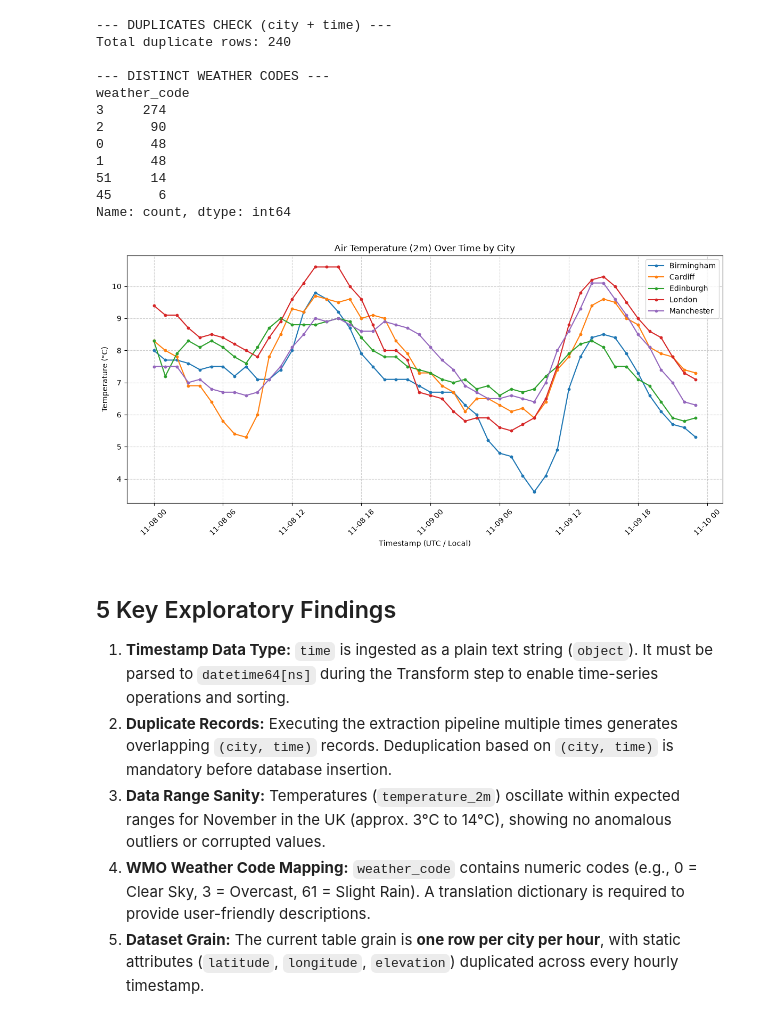
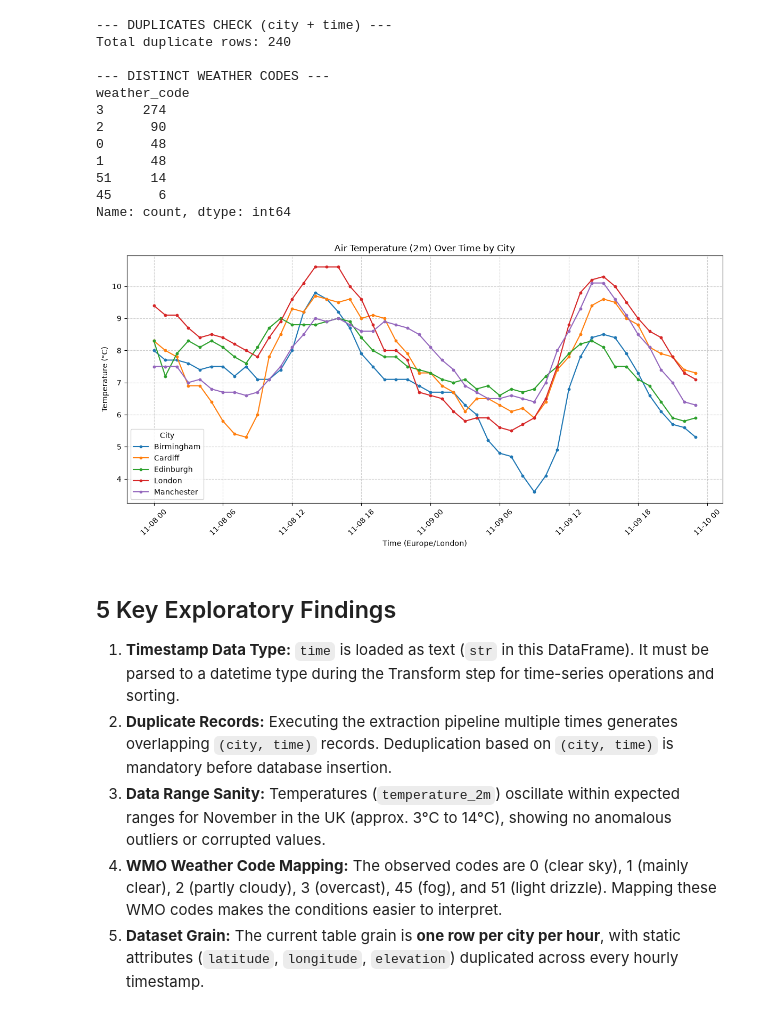
Before and after one commit to yasminbrancaleone/weatherflow-yasmincb, a Jupyter notebook: notebooks/01_explore.ipynb, the cells around one changed output. Cells and saved outputs as stored; diff of their text form; code cells hidden in the pictures.

Commit message:
docs: align exploration notebook and data dictionary

```diff
--- a/notebooks/01_explore.ipynb
+++ b/notebooks/01_explore.ipynb
@@ -95,29 +95,29 @@ Name: count, dtype: int64
 # %%
 # Convert the time column to datetime for correct plotting
 df_plot = df_combined.copy()
 df_plot["time"] = pd.to_datetime(df_plot["time"])
 
 plt.figure(figsize=(12, 6))
 for city, group in df_plot.groupby("city"):
     # Sort by time before plotting.
     group = group.sort_values("time")
     plt.plot(group["time"], group["temperature_2m"], label=city, marker="o", markersize=3)
 
 plt.title("Air Temperature (2m) Over Time by City")
-plt.xlabel("Timestamp (UTC / Local)")
+plt.xlabel("Time (Europe/London)")
 plt.ylabel("Temperature (°C)")
-plt.legend()
+plt.legend(title="City")
 plt.grid(True, linestyle="--", alpha=0.6)
 plt.xticks(rotation=45)
 plt.tight_layout()
 plt.show()
 # %% [output]
-[figure, old version]
+[figure, new version]
 # %% [markdown]
 ## 5 Key Exploratory Findings
 
-1. **Timestamp Data Type:** `time` is ingested as a plain text string (`object`). It must be parsed to `datetime64[ns]` during the Transform step to enable time-series operations and sorting.
+1. **Timestamp Data Type:** `time` is loaded as text (`str` in this DataFrame). It must be parsed to a datetime type during the Transform step for time-series operations and sorting.
 2. **Duplicate Records:** Executing the extraction pipeline multiple times generates overlapping `(city, time)` records. Deduplication based on `(city, time)` is mandatory before database insertion.
 3. **Data Range Sanity:** Temperatures (`temperature_2m`) oscillate within expected ranges for November in the UK (approx. 3°C to 14°C), showing no anomalous outliers or corrupted values.
-4. **WMO Weather Code Mapping:** `weather_code` contains numeric codes (e.g., 0 = Clear Sky, 3 = Overcast, 61 = Slight Rain). A translation dictionary is required to provide user-friendly descriptions.
+4. **WMO Weather Code Mapping:** The observed codes are 0 (clear sky), 1 (mainly clear), 2 (partly cloudy), 3 (overcast), 45 (fog), and 51 (light drizzle). Mapping these WMO codes makes the conditions easier to interpret.
 5. **Dataset Grain:** The current table grain is **one row per city per hour**, with static attributes (`latitude`, `longitude`, `elevation`) duplicated across every hourly timestamp.
```
Also changed, not shown: 1 other file.
